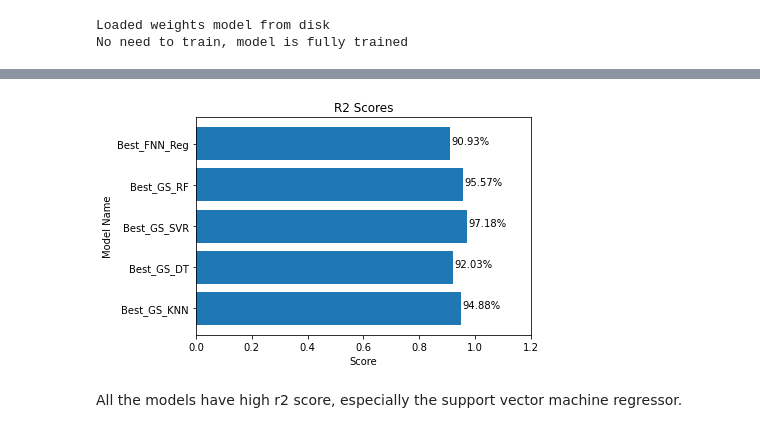
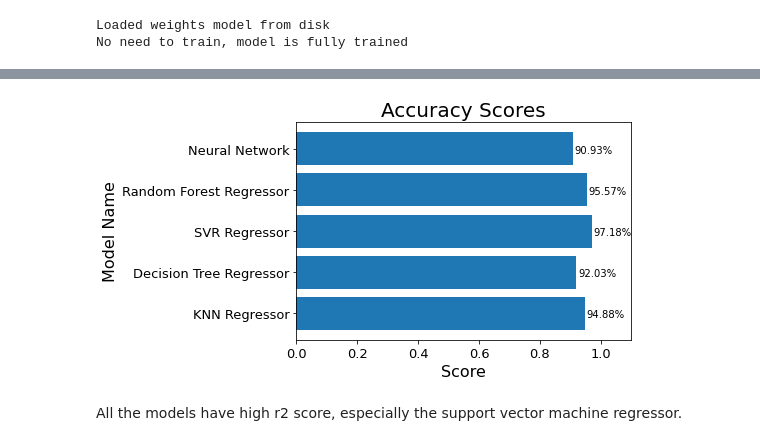
Before and after one commit to HongbinLin1995/FIFA20_capstone_project, a Jupyter notebook: FIFA20_v3.ipynb, the cells around one changed output, grey strips where cells are left out. Saved outputs shown, nothing was run; the diff lists cells and outputs as text; code cells hidden in the pictures.

```diff
--- a/FIFA20_v3.ipynb
+++ b/FIFA20_v3.ipynb
@@ -851,7 +859,7 @@ y_pred = GS_DT.predict(X_test)
 # Score model
 score = GS_DT.score(X_test, y_test)
 # Store the result
-model_list.append(['Best_GS_DT', GS_DT.best_params_, score, y_pred])
+model_list.append(['Decision Tree Regressor', GS_DT.best_params_, score, y_pred])
 # %%
 from sklearn.svm import SVR
 
@@ -884,7 +892,7 @@ y_pred = GS_SVR.predict(X_test)
 score = GS_SVR.score(X_test, y_test)
 
 # append to a list
-model_list.append(['Best_GS_SVR', GS_SVR.best_params_, score, y_pred])
+model_list.append(['SVR Regressor', GS_SVR.best_params_, score, y_pred])
 # %%
 from sklearn.ensemble import RandomForestRegressor
 
@@ -915,7 +923,7 @@ else:
 y_pred = GS_RF.predict(X_test)
 score = GS_RF.score(X_test, y_test)
 # Append the results
-model_list.append(['Best_GS_RF', GS_RF.best_params_, score, y_pred])
+model_list.append(['Random Forest Regressor', GS_RF.best_params_, score, y_pred])
 # %%
 # Scale for Neural network
 standard_scaler = StandardScaler()
@@ -988,5 +996,5 @@ No need to train, model is fully trained
 # Score and prediction
 loss, score = my_FNN_Reg.evaluate(X_test_PCA, y_test)
 y_pred = my_FNN_Reg.predict(X_test_PCA)
-model_list.append(['Best_FNN_Reg', my_FNN_Reg, score, y_pred])
+model_list.append(['Neural Network', my_FNN_Reg, score, y_pred])
 # %% [output]
@@ -994,27 +1002,28 @@ model_list.append(['Best_FNN_Reg', my_FNN_Reg, score, y_pred])
 # %%
 # Split out the x and y values
 model_list_array = np.array(model_list)
 model_name = model_list_array[:,0]
 model_score = model_list_array[:,2]
 
 # Figure plot
 fig, ax = plt.subplots()
 ind = np.arange(len(model_name))  # the x locations for the groups
 ax.barh(ind, model_score)
 
-# Preference
-plt.yticks(ticks=ind, labels = model_name)
-plt.title('R2 Scores')
-plt.xlabel('Score')
-plt.ylabel('Model Name')
-plt.xlim(0,1.2)
+# Set preference for ploting
+plt.xticks(fontsize=13)
+plt.yticks(ticks=ind, labels = model_name, fontsize=13)
+plt.title('Accuracy Scores', fontsize=20)
+plt.xlabel('Score',fontsize=16)
+plt.ylabel('Model Name',fontsize=16)
+plt.xlim(0,1.1)
 
-# Text label
+# Display the values
 for i, v in enumerate(model_score):
-    ax.text(v+0.005, i, str(round(v*100,2))+'%')
+    ax.text(v+0.005, i-0.1, str(round(v*100,2))+'%', fontsize=10)
 plt.show()
 # %% [output]
-[figure, old version]
+[figure, new version]
 # %% [markdown]
 All the models have high r2 score, especially the support vector machine regressor.
 # %% [markdown]
```
Also changed, not shown: parts of 17 cells of this notebook.
